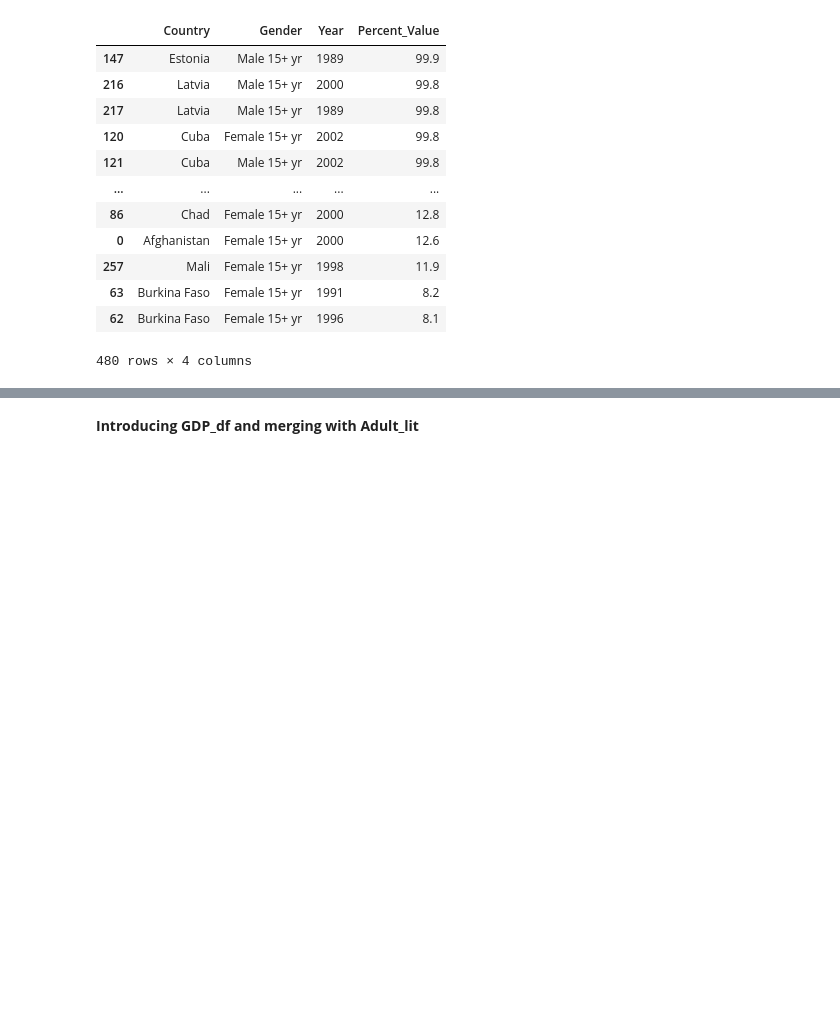
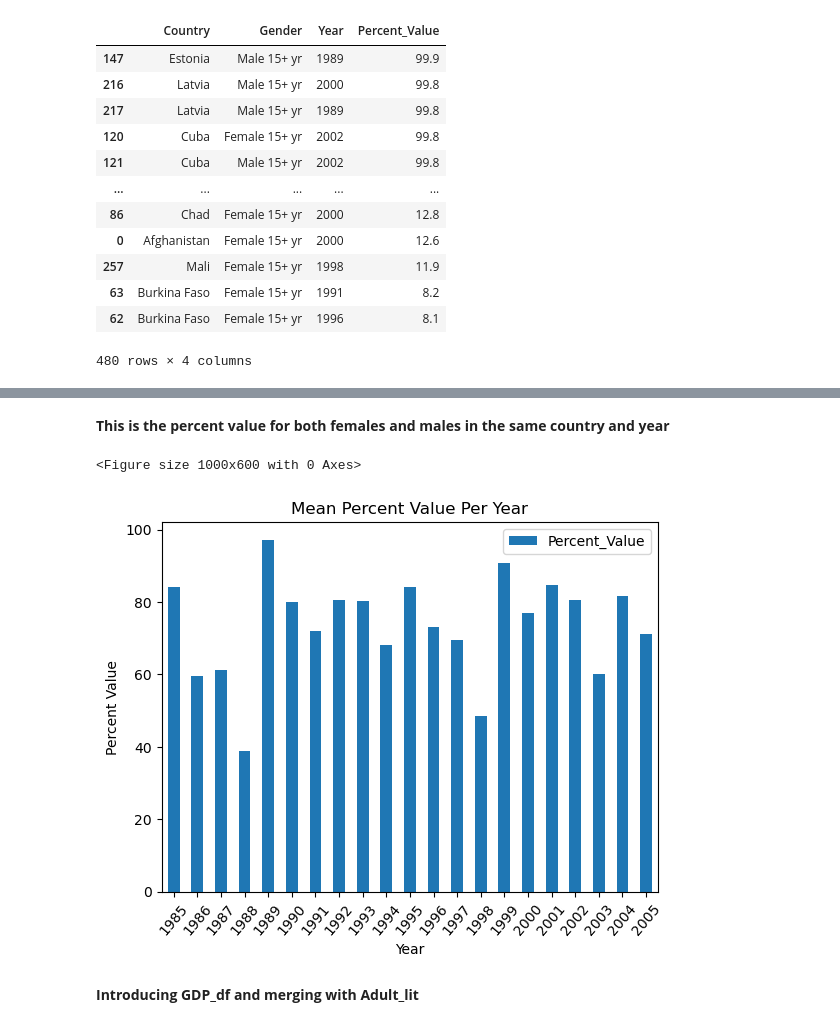
Before and after one commit to KagonDeans/un-exploration-KagonDeans, a Jupyter notebook: notebooks/Solo_UN_Data_Exploration.ipynb, the cells around one changed output, grey strips where cells are left out. Cells and saved outputs as stored; diff of their text form; code cells hidden in the pictures; blank space fills up the shorter version.

```diff
--- a/notebooks/Solo_UN_Data_Exploration.ipynb
+++ b/notebooks/Solo_UN_Data_Exploration.ipynb
@@ -127,3 +97,15 @@ adult_lit_pivot_year
+# %% [markdown]
+**This is the percent value for both females and males in the same country and year**
+# %%
+plt.figure(figsize = (10,6))
+
+adult_lit.groupby(['Year'])[['Percent_Value']].mean().plot(kind = 'bar')
+plt.title('Mean Percent Value Per Year')
+plt.ylabel('Percent Value')
+plt.xticks(rotation = 50);
+# %% [output]
+<Figure size 1000x600 with 0 Axes>
+[figure, added]
 # %% [markdown]
 **Introducing GDP_df and merging with Adult_lit**
 # %%
```
Also changed, not shown: parts of 25 cells of this notebook.
